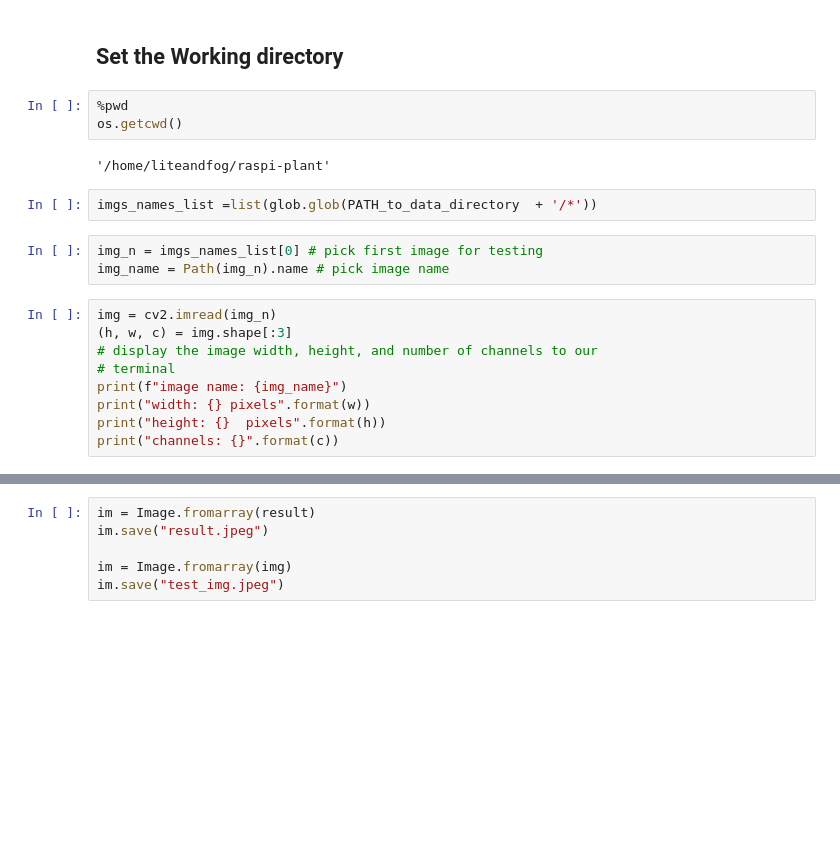
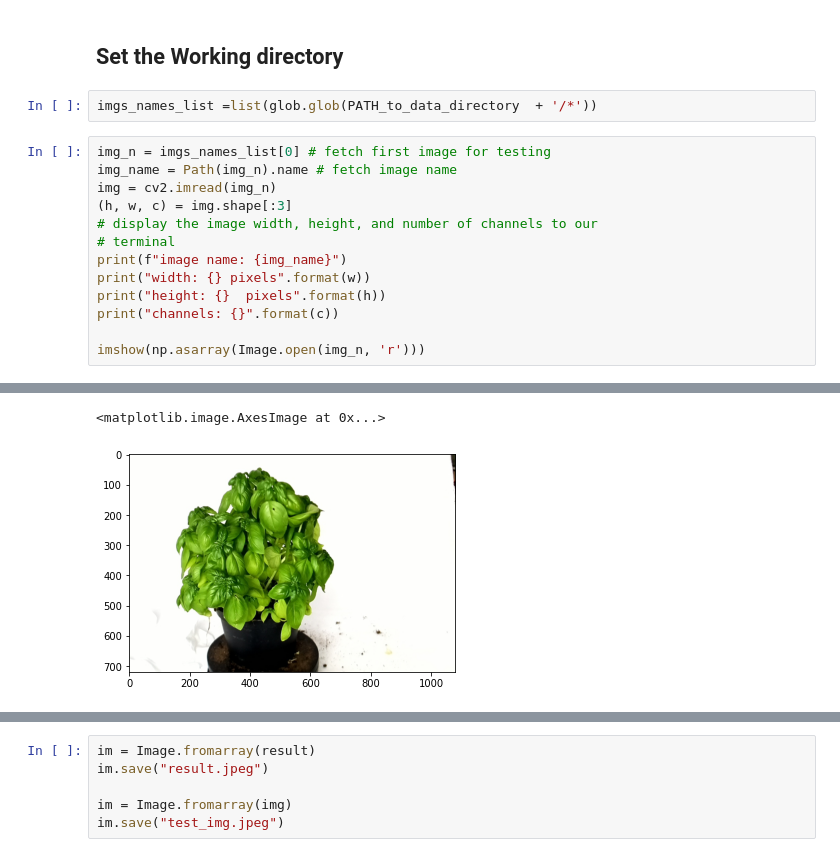
Before and after one commit to Lite-Fog/raspi-plant, a Jupyter notebook: raspi-plant.ipynb, the cells around one changed output, grey strips where cells are left out. Cells and saved outputs as stored; diff of their text form; blank space fills up the shorter version.

```diff
--- a/raspi-plant.ipynb
+++ b/raspi-plant.ipynb
@@ -22,17 +28,11 @@ dir_path
 '/home/liteandfog/raspi-plant'
 # %% [markdown]
 ## Set the Working directory
-# %%
-%pwd
-os.getcwd()
-# %% [output]
-'/home/liteandfog/raspi-plant'
 # %%
 imgs_names_list =list(glob.glob(PATH_to_data_directory  + '/*'))
-# %%
-img_n = imgs_names_list[0] # pick first image for testing
-img_name = Path(img_n).name # pick image name
 # %%
+img_n = imgs_names_list[0] # fetch first image for testing
+img_name = Path(img_n).name # fetch image name
 img = cv2.imread(img_n)
 (h, w, c) = img.shape[:3]
 # display the image width, height, and number of channels to our
@@ -41,4 +41,6 @@ print(f"image name: {img_name}")
 print("width: {} pixels".format(w))
 print("height: {}  pixels".format(h))
 print("channels: {}".format(c))
+
+imshow(np.asarray(Image.open(img_n, 'r')))
 # %% [output]
@@ -47,2 +49,4 @@ width: 1280 pixels
 height: 720  pixels
 channels: 3
+<matplotlib.image.AxesImage at 0x...>
+[figure, added]
```
Also changed, not shown: parts of 16 cells of this notebook, 1 other file.
